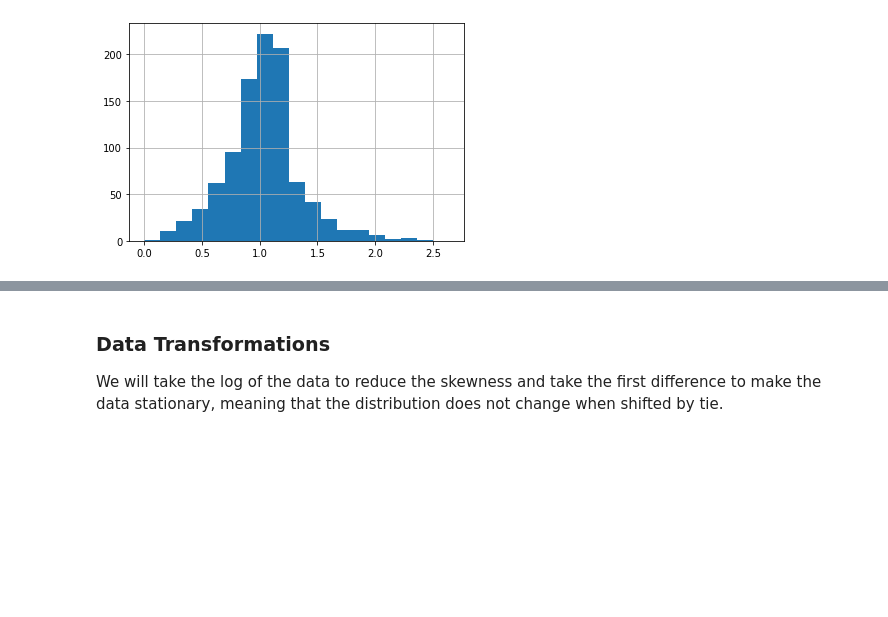
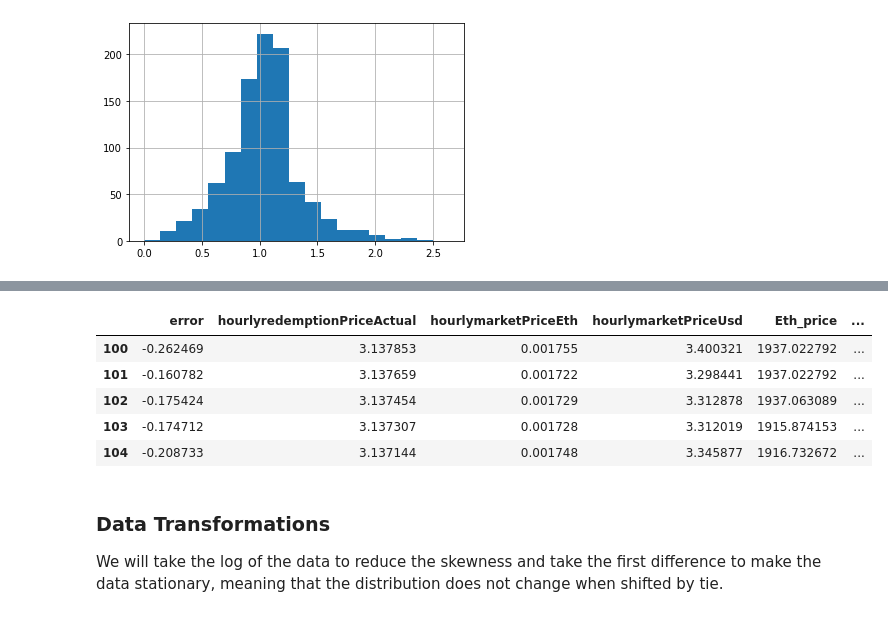
Before and after one commit to BlockScience/reflexer, a Jupyter notebook: notebooks/analysis/Rai_Price_Correlation_v2.ipynb, the cells around one changed output, grey strips where cells are left out. Cells and saved outputs as stored; diff of their text form; code cells hidden in the pictures; blank space fills up the shorter version.

```diff
--- a/notebooks/analysis/Rai_Price_Correlation_v2.ipynb
+++ b/notebooks/analysis/Rai_Price_Correlation_v2.ipynb
@@ -265,3 +274,12 @@ P.describe()
+# %%
+P_interpolated.head()
+# %% [output]
+|  | error | hourlyredemptionPriceActual | hourlymarketPriceEth | hourlymarketPriceUsd | Eth_price | ... |
+| 100 | -0.262469 | 3.137853 | 0.001755 | 3.400321 | 1937.022792 | ... |
+| 101 | -0.160782 | 3.137659 | 0.001722 | 3.298441 | 1937.022792 | ... |
+| 102 | -0.175424 | 3.137454 | 0.001729 | 3.312878 | 1937.063089 | ... |
+| 103 | -0.174712 | 3.137307 | 0.001728 | 3.312019 | 1915.874153 | ... |
+| 104 | -0.208733 | 3.137144 | 0.001748 | 3.345877 | 1916.732672 | ... |
 # %% [markdown]
 ### Data Transformations
 
```
Also changed, not shown: parts of 39 cells of this notebook, 6 other files.
